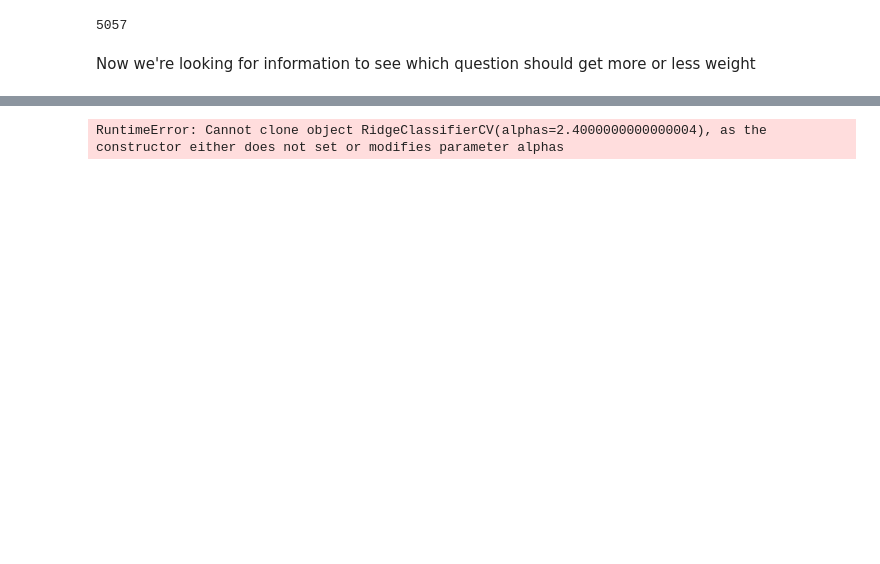
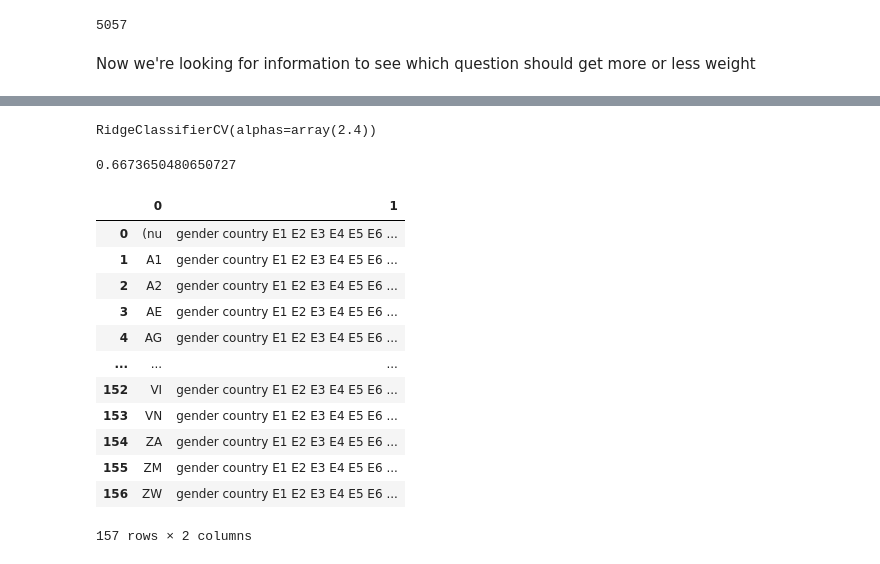
Before and after one commit to GiladFisher/Data-Science-Final-Project, a Jupyter notebook: Classification - Big Five male or female.ipynb, the cells around one changed output, grey strips where cells are left out. Cells and saved outputs as stored; diff of their text form; code cells hidden in the pictures; blank space fills up the shorter version.

```diff
--- a/Classification - Big Five male or female.ipynb
+++ b/Classification - Big Five male or female.ipynb
@@ -286,4 +315,4 @@ params['alphas'] = arange(0.1, 10, 0.1)
-# %%
-search.fit(trainx, trainy).best_params_
-# %% [output]
-RuntimeError: Cannot clone object RidgeClassifierCV(alphas=2.4000000000000004), as the constructor either does not set or modifies parameter alphas
+# %%
+reg.fit(trainx,trainy)
+# %% [output]
+RidgeClassifierCV(alphas=array(2.4))
@@ -289,0 +323,20 @@ RuntimeError: Cannot clone object RidgeClassifierCV(alphas=2.4000000000000004),
+# %%
+(con[1][1] + con[0][0]) / len(test)
+# %% [output]
+0.6673650480650727
+# %%
+raw
+# %% [output]
+|  | 0 | 1 |
+| 0 | (nu | gender country E1 E2 E3 E4 E5 E6 ... |
+| 1 | A1 | gender country E1 E2 E3 E4 E5 E6 ... |
+| 2 | A2 | gender country E1 E2 E3 E4 E5 E6 ... |
+| 3 | AE | gender country E1 E2 E3 E4 E5 E6 ... |
+| 4 | AG | gender country E1 E2 E3 E4 E5 E6 ... |
+| ... | ... | ... |
+| 152 | VI | gender country E1 E2 E3 E4 E5 E6 ... |
+| 153 | VN | gender country E1 E2 E3 E4 E5 E6 ... |
+| 154 | ZA | gender country E1 E2 E3 E4 E5 E6 ... |
+| 155 | ZM | gender country E1 E2 E3 E4 E5 E6 ... |
+| 156 | ZW | gender country E1 E2 E3 E4 E5 E6 ... |
+157 rows × 2 columns
```
Also changed, not shown: parts of 34 cells of this notebook.
